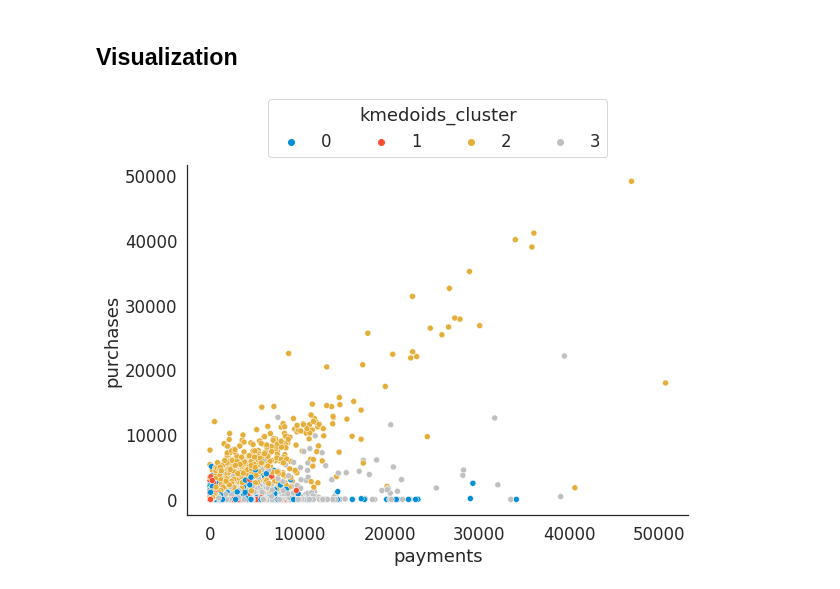
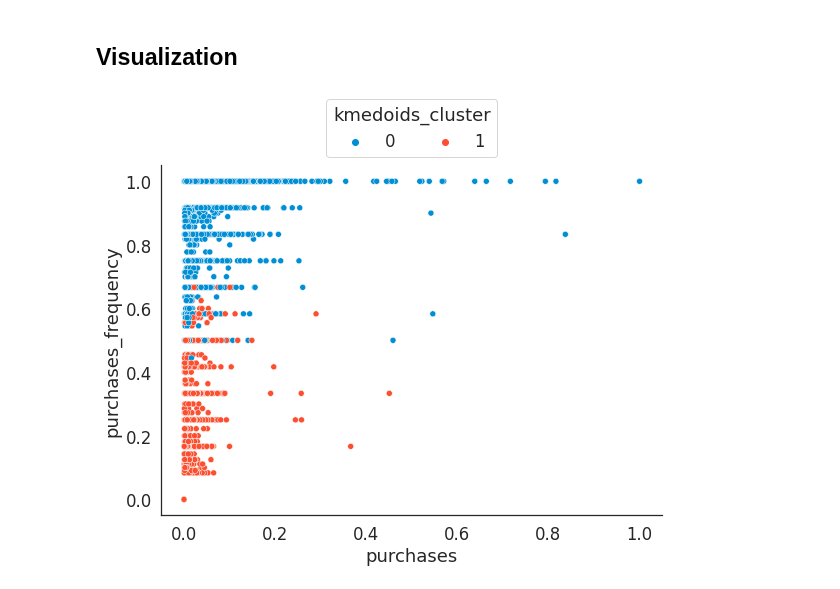
Before and after one commit to adhang/data-science-digital-skola, a Jupyter notebook: 19. Machine Learning/Learn - Clustering.ipynb, the cells around one changed output. Drawn from its saved outputs; the diff is of its cells as text; code cells hidden in the pictures.

```diff
--- a/19. Machine Learning/Learn - Clustering.ipynb
+++ b/19. Machine Learning/Learn - Clustering.ipynb
@@ -452,6 +454,7 @@ KMeans(n_clusters=3, random_state=1)
 ### Assign Cluster Label
 # %%
 data_std['kmeans_cluster'] = model.labels_
+data_norm['kmeans_cluster'] = model.labels_
 data['kmeans_cluster'] = model.labels_
 
 data_std.head()
@@ -504,7 +503,7 @@ k_range = np.arange(1,11)
 
 for num_clusters in k_range:
     model = KMedoids(n_clusters=num_clusters)
-    model.fit(X_std)
+    model.fit(X_norm)
     inertia_list.append(model.inertia_)
     print(f'For n_clusters = {num_clusters}, inertia value is {round(model.inertia_,3)}')
 # %% [output]
@@ -581,7 +580,7 @@ Cluster `3` has the highest score.
 ## Build Model
 Using the number of clusters from the elbow method.
 # %%
-model = KMedoids(n_clusters=4, random_state=1)
+model = KMedoids(n_clusters=2, random_state=1)
 
-model.fit(X_std)
+model.fit(X_norm)
 # %% [output]
@@ -590,6 +589,7 @@ KMedoids(n_clusters=4, random_state=1)
 ### Assign Cluster Label
 # %%
 data_std['kmedoids_cluster'] = model.labels_
+data_norm['kmedoids_cluster'] = model.labels_
 data['kmedoids_cluster'] = model.labels_
 
 data_std.head()
@@ -624,15 +616,15 @@ array([[-0.73017008, -1.78447531, -0.15174467,  0.01660604, -0.3893315 ,
 # %% [markdown]
 ## Visualization
 # %%
-palette = ['#008FD5', '#FC4F30', '#E5AE38', 'silver'] # blue, red, yellow
+palette = ['#008FD5', '#FC4F30'] #, '#E5AE38', 'silver'] # blue, red, yellow
 
 fig, ax = plt.subplots(figsize=(8,6))
 
-sns.scatterplot(data=data, x='payments', y='purchases', hue='kmedoids_cluster', palette=palette, ax=ax)
+sns.scatterplot(data=data_norm, x='purchases', y='purchases_frequency', hue='kmedoids_cluster', palette=palette, ax=ax)
 
 ax.legend(loc='lower center', bbox_to_anchor=(0.5, 1), ncol=4, title='kmedoids_cluster')
 
 sns.despine()
 plt.show()
 # %% [output]
-[figure, old version]
+[figure, new version]
```
Also changed, not shown: parts of 40 cells of this notebook.
